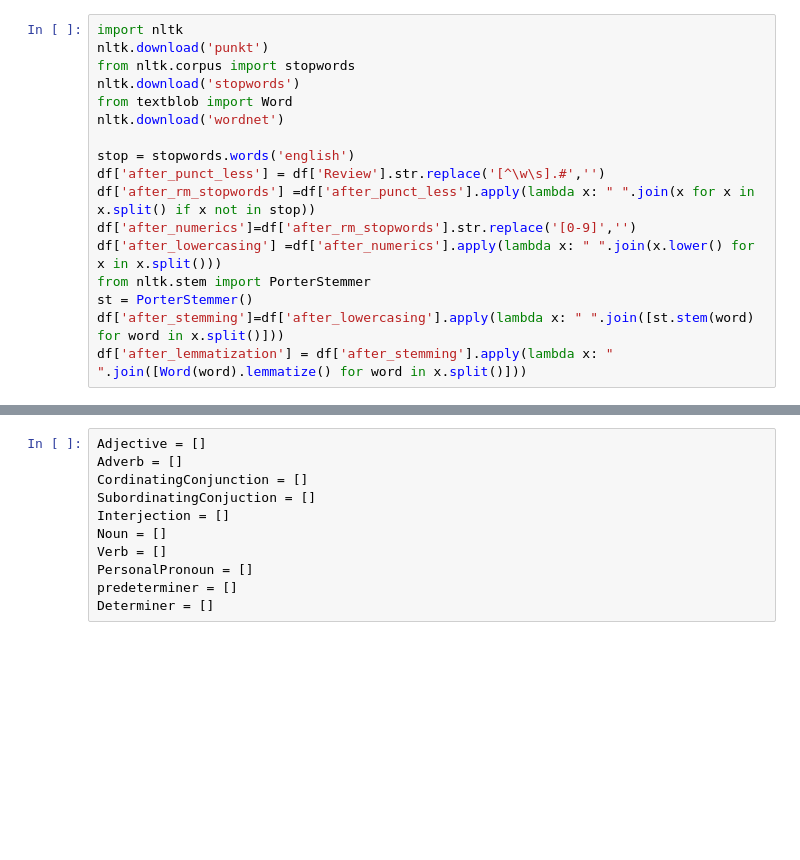
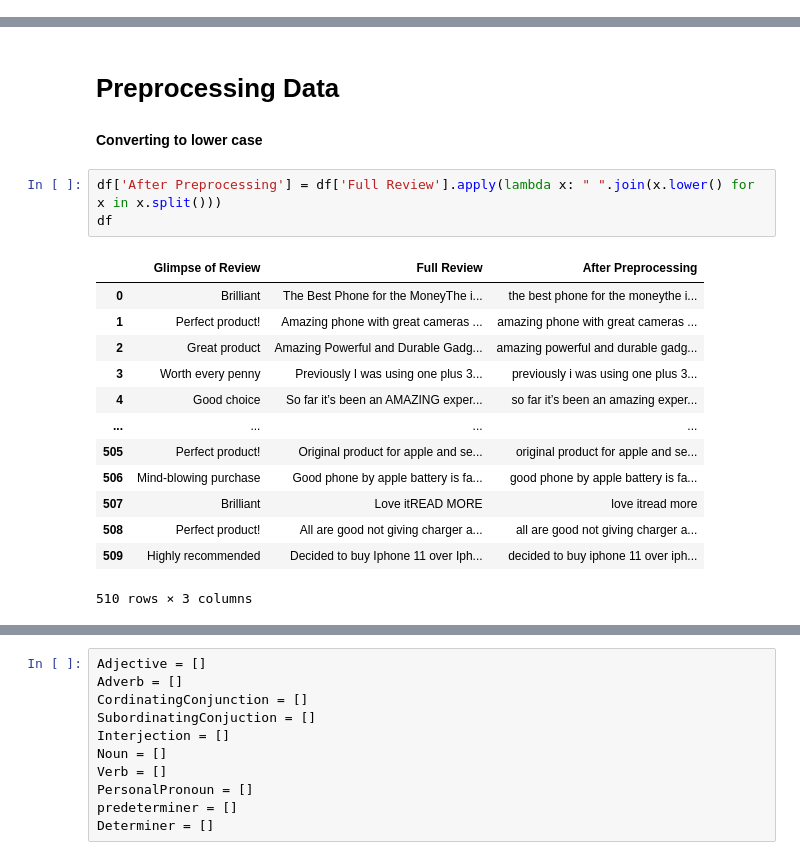
Before and after one commit to Rana-G/Ranakowndinya_INFO5731_Spring2021, a Jupyter notebook: In_class_exercise_05.ipynb, the cells around one changed output, grey strips where cells are left out. Drawn from its saved outputs; the diff is of its cells as text; blank space fills up the shorter version.

```diff
--- a/In_class_exercise_05.ipynb
+++ b/In_class_exercise_05.ipynb
@@ -37,17 +79,0 @@ df.head(500)
-# %%
-import nltk
-nltk.download('punkt')
-from nltk.corpus import stopwords
-nltk.download('stopwords')
-from textblob import Word
-nltk.download('wordnet')
-
-stop = stopwords.words('english')
-df['after_punct_less'] = df['Review'].str.replace('[^\w\s].#','')
-df['after_rm_stopwords'] =df['after_punct_less'].apply(lambda x: " ".join(x for x in x.split() if x not in stop))
-df['after_numerics']=df['after_rm_stopwords'].str.replace('[0-9]','')
-df['after_lowercasing'] =df['after_numerics'].apply(lambda x: " ".join(x.lower() for x in x.split()))
-from nltk.stem import PorterStemmer
-st = PorterStemmer()
-df['after_stemming']=df['after_lowercasing'].apply(lambda x: " ".join([st.stem(word) for word in x.split()]))
-df['after_lemmatization'] = df['after_stemming'].apply(lambda x: " ".join([Word(word).lemmatize() for word in x.split()]))
@@ -76,0 +80,21 @@ df.head(500)
+# %% [markdown]
+# **Preprocessing Data**
+# %% [markdown]
+**Converting to lower case**
+# %%
+df['After Preprocessing'] = df['Full Review'].apply(lambda x: " ".join(x.lower() for x in x.split()))
+df
+# %% [output]
+|  | Glimpse of Review | Full Review | After Preprocessing |
+| 0 | Brilliant | The Best Phone for the MoneyThe i... | the best phone for the moneythe i... |
+| 1 | Perfect product! | Amazing phone with great cameras ... | amazing phone with great cameras ... |
+| 2 | Great product | Amazing Powerful and Durable Gadg... | amazing powerful and durable gadg... |
+| 3 | Worth every penny | Previously I was using one plus 3... | previously i was using one plus 3... |
+| 4 | Good choice | So far it’s been an AMAZING exper... | so far it’s been an amazing exper... |
+| ... | ... | ... | ... |
+| 505 | Perfect product! | Original product for apple and se... | original product for apple and se... |
+| 506 | Mind-blowing purchase | Good phone by apple battery is fa... | good phone by apple battery is fa... |
+| 507 | Brilliant | Love itREAD MORE | love itread more |
+| 508 | Perfect product! | All are good not giving charger a... | all are good not giving charger a... |
+| 509 | Highly recommended | Decided to buy Iphone 11 over Iph... | decided to buy iphone 11 over iph... |
+510 rows × 3 columns
```
Also changed, not shown: parts of 31 cells of this notebook, 4 other files.
